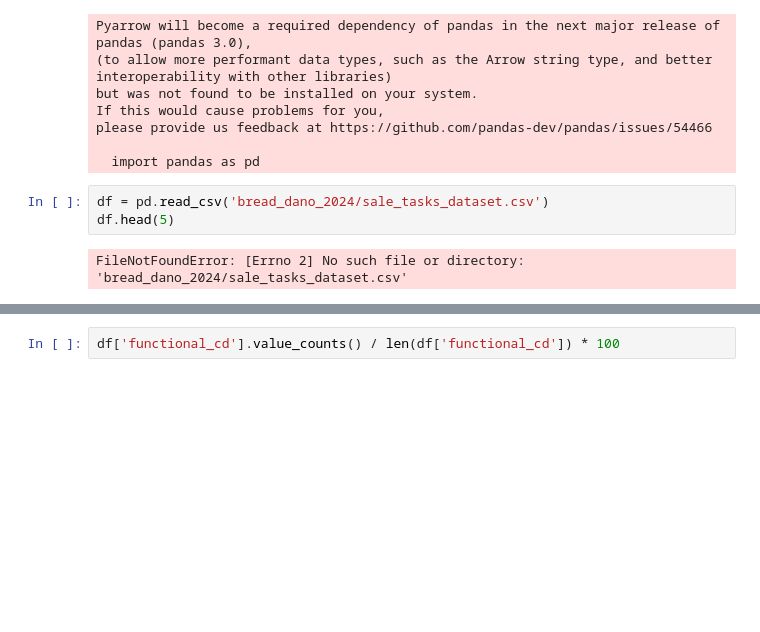
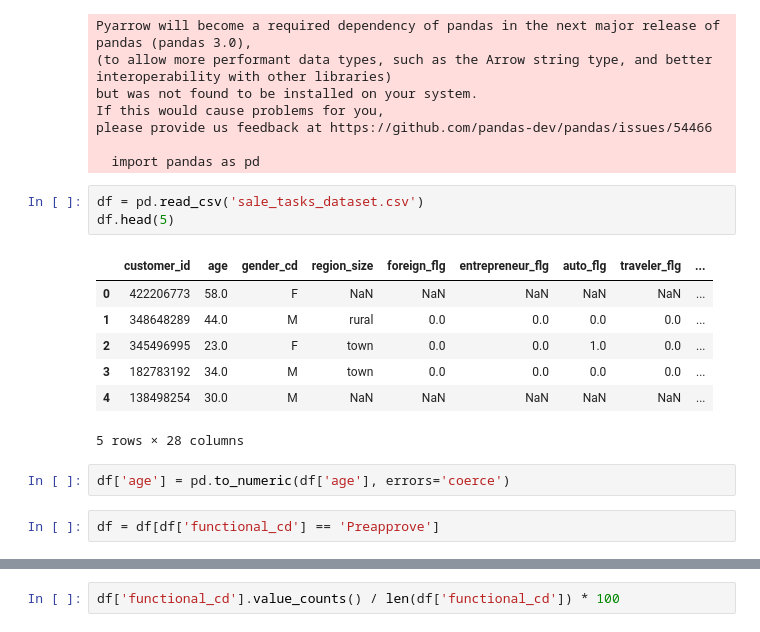
Before and after one commit to bygaga993/bread_dano_2024, a Jupyter notebook: analyse.ipynb, the cells around one changed output, grey strips where cells are left out. Saved outputs shown, nothing was run; the diff lists cells and outputs as text; blank space fills up the shorter version.

```diff
--- a/analyse.ipynb
+++ b/analyse.ipynb
@@ -12,7 +12,17 @@ please provide us feedback at https://github.com/pandas-dev/pandas/issues/54466
 
   import pandas as pd
 # %%
-df = pd.read_csv('bread_dano_2024/sale_tasks_dataset.csv')
+df = pd.read_csv('sale_tasks_dataset.csv')
 df.head(5)
 # %% [output]
+|  | customer_id | age | gender_cd | region_size | foreign_flg | entrepreneur_flg | auto_flg | traveler_flg | ... |
+| 0 | 422206773 | 58.0 | F | NaN | NaN | NaN | NaN | NaN | ... |
+| 1 | 348648289 | 44.0 | M | rural | 0.0 | 0.0 | 0.0 | 0.0 | ... |
+| 2 | 345496995 | 23.0 | F | town | 0.0 | 0.0 | 1.0 | 0.0 | ... |
+| 3 | 182783192 | 34.0 | M | town | 0.0 | 0.0 | 0.0 | 0.0 | ... |
+| 4 | 138498254 | 30.0 | M | NaN | NaN | NaN | NaN | NaN | ... |
-FileNotFoundError: [Errno 2] No such file or directory: 'bread_dano_2024/sale_tasks_dataset.csv'
+5 rows × 28 columns
+# %%
+df['age'] = pd.to_numeric(df['age'], errors='coerce')
+# %%
+df = df[df['functional_cd'] == 'Preapprove']
```
Also changed, not shown: parts of 4 cells of this notebook.
